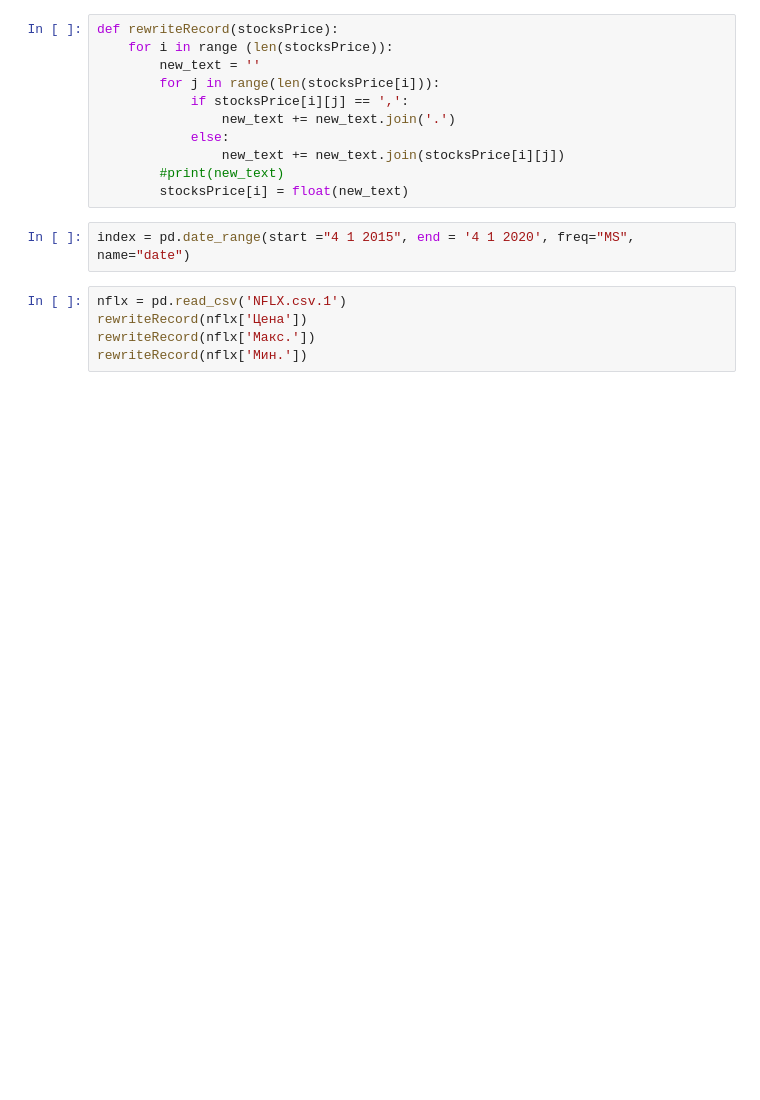
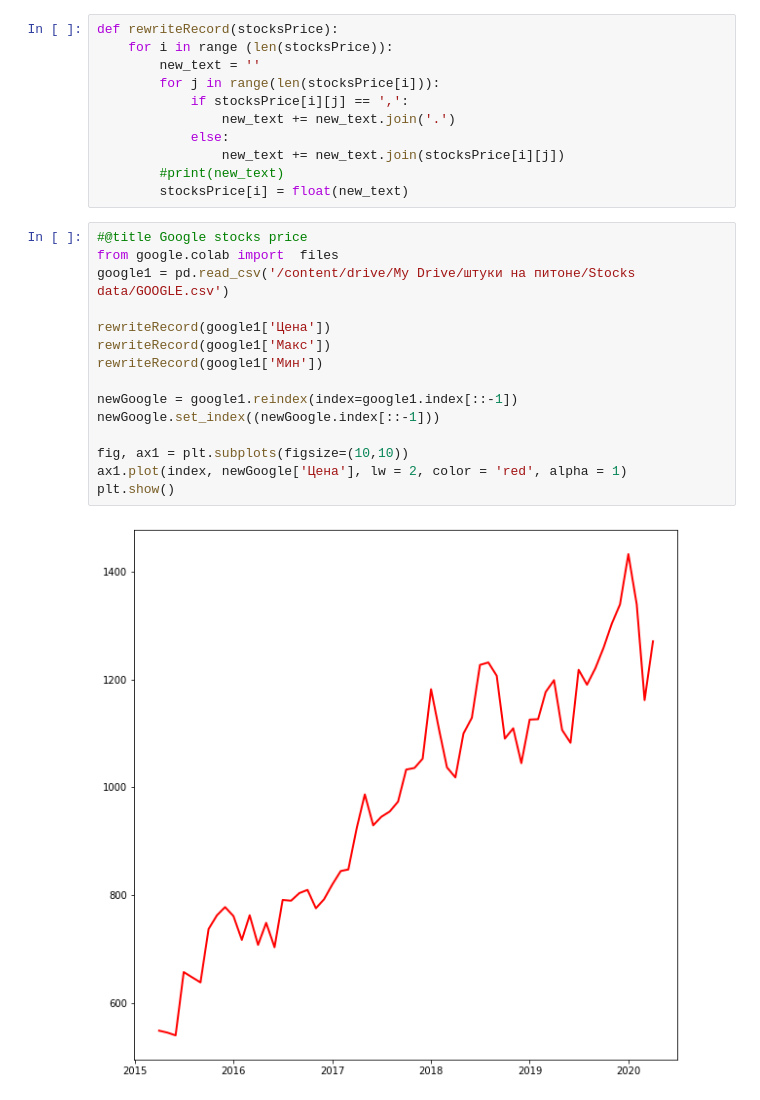
Before and after one commit to onostosia/heheh, a Jupyter notebook: Stocks/STOCKS.ipynb, the cells around one changed output. Cells and saved outputs as stored; diff of their text form; blank space fills up the shorter version.

```diff
--- a/Stocks/STOCKS.ipynb
+++ b/Stocks/STOCKS.ipynb
@@ -48,12 +22,22 @@ def rewriteRecord(stocksPrice):
                 new_text += new_text.join(stocksPrice[i][j])
         #print(new_text)
         stocksPrice[i] = float(new_text)
-# %%
-index = pd.date_range(start ="4 1 2015", end = '4 1 2020', freq="MS", name="date")
-# %%
-nflx = pd.read_csv('NFLX.csv.1')
-rewriteRecord(nflx['Цена'])
-rewriteRecord(nflx['Макс.'])
-rewriteRecord(nflx['Мин.'])
+# %%
+#@title Google stocks price
+from google.colab import  files
+google1 = pd.read_csv('/content/drive/My Drive/штуки на питоне/Stocks data/GOOGLE.csv')
+
+rewriteRecord(google1['Цена'])
+rewriteRecord(google1['Макс'])
+rewriteRecord(google1['Мин'])
+
+newGoogle = google1.reindex(index=google1.index[::-1])
+newGoogle.set_index((newGoogle.index[::-1]))
+
+fig, ax1 = plt.subplots(figsize=(10,10))
+ax1.plot(index, newGoogle['Цена'], lw = 2, color = 'red', alpha = 1)
+plt.show()
+# %% [output]
+[figure, added]
 # %%
 #@title Netflix stocks price
```
Also changed, not shown: parts of 13 cells of this notebook.
